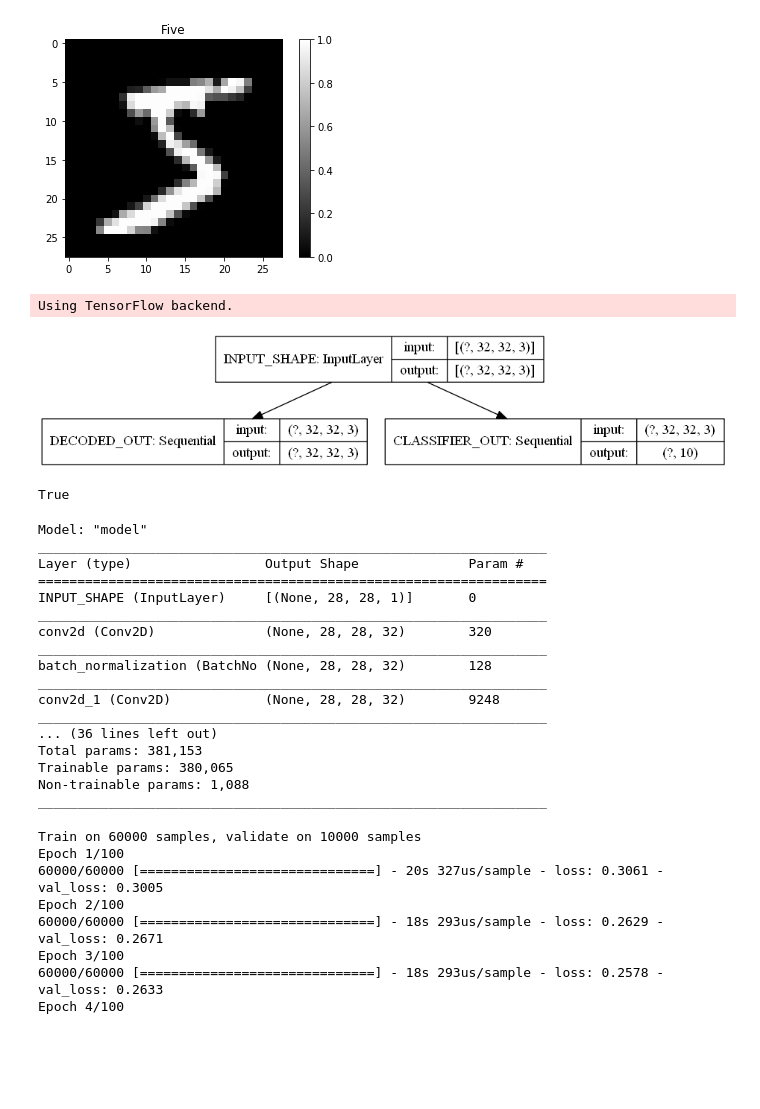
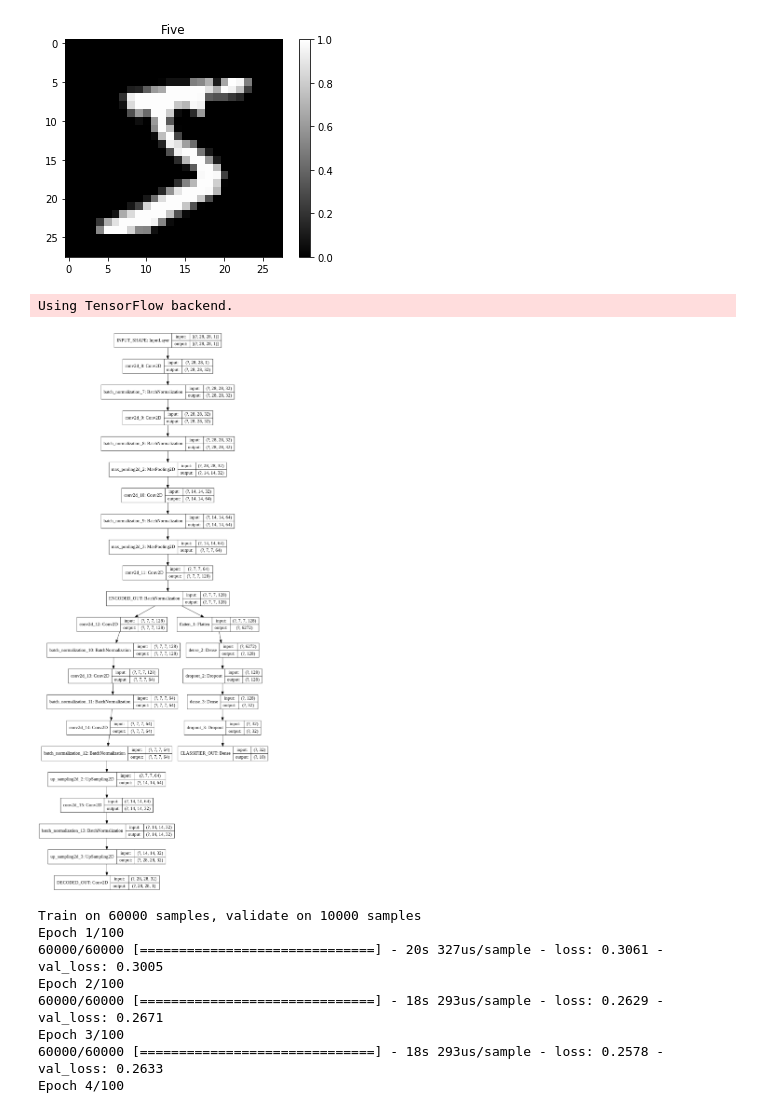
Before and after one commit to andrejBel/MastersThesis, a Jupyter notebook: Autoencoderstart.ipynb, the cells around one changed output. Drawn from its saved outputs; the diff is of its cells as text; code cells hidden in the pictures; blank space fills up the shorter version.

```diff
--- a/Autoencoderstart.ipynb
+++ b/Autoencoderstart.ipynb
@@ -143,12 +87,15 @@ def get_fully_connected(enco):
+# %%
+from models import BasicModelBuilder
+
+import datasets
+
+models = BasicModelBuilder(datasets.MnistDataset().get_input_shape(),
+                           datasets.MnistDataset().get_number_of_classes()).create_models()
 # %%
 from keras.utils import plot_model
-keras.utils.plot_model(auto_classifier, show_shapes=True, to_file = 'model_combined.png')
+keras.utils.plot_model(models.auto_classifier, show_shapes=True, to_file = 'model_combined.png')
 # keras.utils.plot_model(decoder, show_shapes=True, to_file = 'model_combined.png')
 #auto_classifier.summary()
 # %% [output]
 Using TensorFlow backend.
-[figure, old version]
+[figure, new version]
-# %%
-decoder.layers[ - 1] == auto_classifier.layers[1].layers[-1].layers[-1]
-# %% [output]
-True
@@ -180,23 +102,3 @@ def set_autoencoder_trainable(value):
-# %%
-autoencoder.summary()
-# %% [output]
-Model: "model"
-_________________________________________________________________
-Layer (type)                 Output Shape              Param #
-=================================================================
-INPUT_SHAPE (InputLayer)     [(None, 28, 28, 1)]       0
-_________________________________________________________________
-conv2d (Conv2D)              (None, 28, 28, 32)        320
-_________________________________________________________________
-batch_normalization (BatchNo (None, 28, 28, 32)        128
-_________________________________________________________________
-conv2d_1 (Conv2D)            (None, 28, 28, 32)        9248
-_________________________________________________________________
-... (36 lines left out)
-Total params: 381,153
-Trainable params: 380,065
-Non-trainable params: 1,088
-_________________________________________________________________
 # %%
 from functools import wraps
 import json
```
Also changed, not shown: parts of 7 cells of this notebook.
